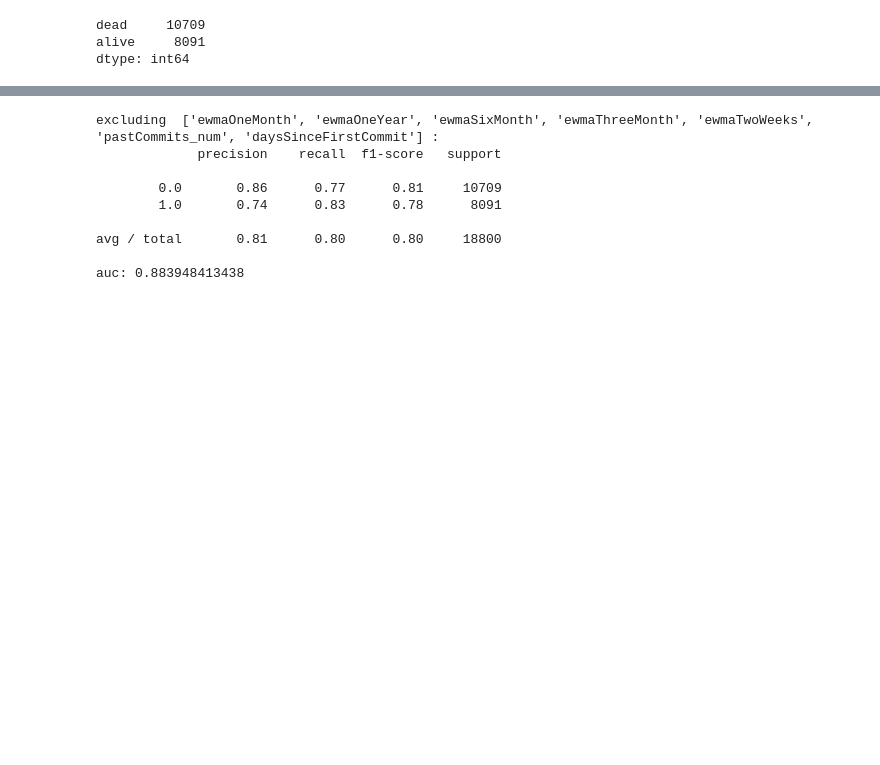
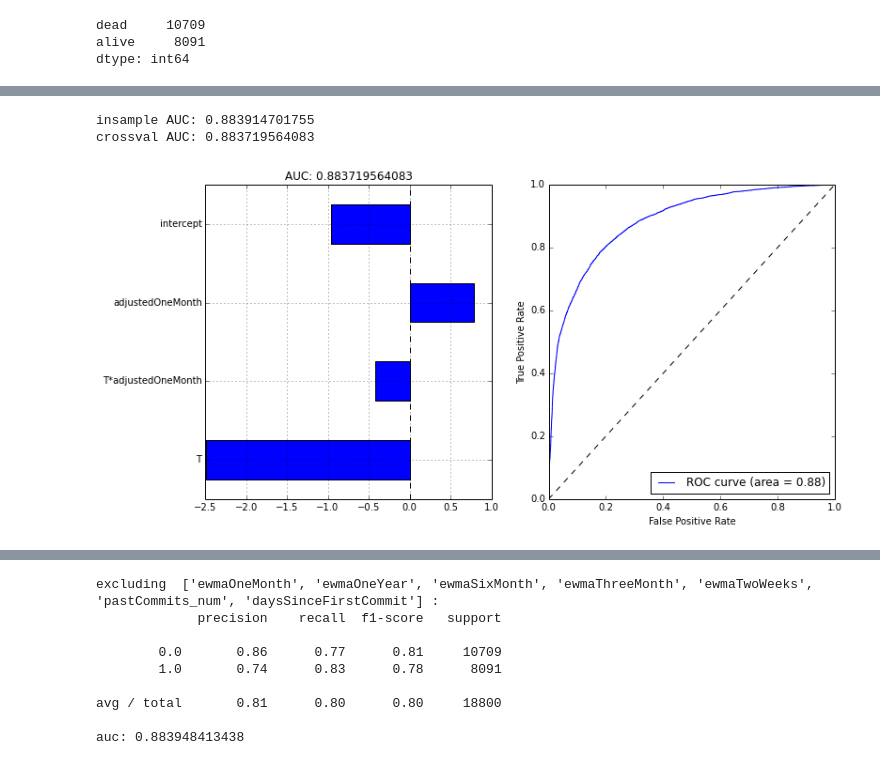
Before and after one commit to gauthamnair/repopulse, a Jupyter notebook: featureImportanceInLogisticRegression.ipynb, the cells around one changed output, grey strips where cells are left out. Cells and saved outputs as stored; diff of their text form; code cells hidden in the pictures; blank space fills up the shorter version.

```diff
--- a/featureImportanceInLogisticRegression.ipynb
+++ b/featureImportanceInLogisticRegression.ipynb
@@ -111,0 +101,11 @@ auc: 0.886823231756
+# %%
+pm = PredictorsMaker()
+pm.includeColumn('daysSinceLastCommit', alias='T')
+pm.includeColumn('adjustedOneMonth')
+pm.includeInteraction('T', 'adjustedOneMonth')
+result = evaluatePredictors(pm)
+plotLogistic(*result)
+# %% [output]
+insample AUC: 0.883914701755
+crossval AUC: 0.883719564083
+[figure, added]
```
Also changed, not shown: parts of 22 cells of this notebook, 4 other files.
